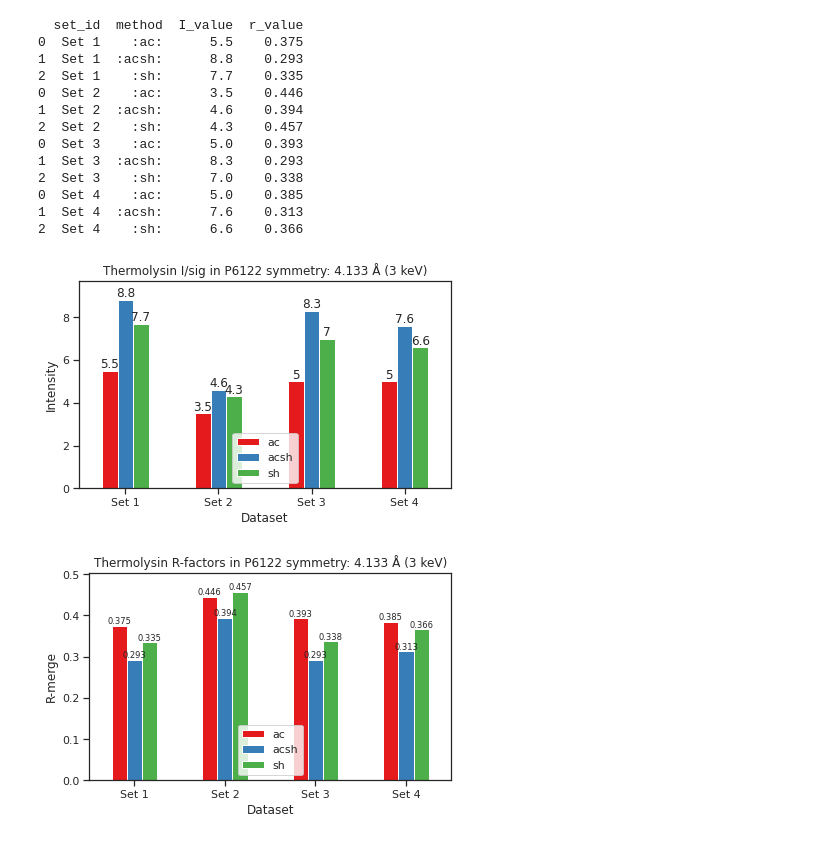
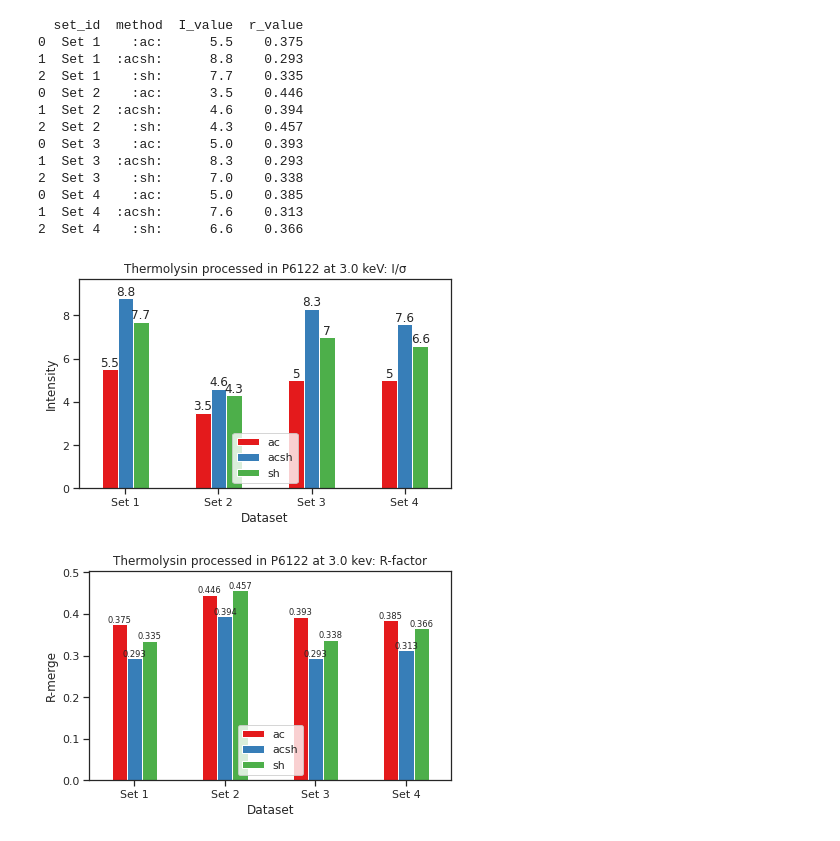
Before and after one commit to TihiMihi/DLS_Tihana_scripts, a Jupyter notebook: Thesis python scripts/tlys_9.ipynb, the cells around one changed output. Cells and saved outputs as stored; diff of their text form; code cells hidden in the pictures.

```diff
--- a/Thesis python scripts/tlys_9.ipynb
+++ b/Thesis python scripts/tlys_9.ipynb
@@ -35,7 +35,7 @@ sns.set_style("darkgrid")
 sns.set(palette='Set1', style='ticks')
 ax = pd.DataFrame({'ac':list(ac['I_value']), 'acsh':list(acsh['I_value']), 'sh':list(sh['I_value'])}, index=list(ac['set_id']))
 ax = ax.plot(kind='bar', legend=True, figsize=(6,4))
-plt.title(f'Thermolysin I/sig in P6122 symmetry: 4.133 Å (3 keV)')
+plt.title(f'Thermolysin processed in P6122 at 3.0 keV: I/σ')#4.133 Å
 ax.legend(loc='lower center')
 plt.xlabel('Dataset')
 plt.ylabel('Intensity')
@@ -53,36 +53,36 @@ plt.show()
 sns.set_style("darkgrid")
 sns.set(palette='Set1', style='ticks')
 ax2 = pd.DataFrame({'ac':list(ac['r_value']), 'acsh':list(acsh['r_value']), 'sh':list(sh['r_value'])}, index=list(ac['set_id']))
 ax2 = ax2.plot(kind='bar', legend=True, figsize=(6,4))
-plt.title(f'Thermolysin R-factors in P6122 symmetry: 4.133 Å (3 keV)')
+plt.title(f'Thermolysin processed in P6122 at 3.0 kev: R-factor')# 4.133 Å (3 keV)')
 ax2.legend(loc='lower center')
 plt.xlabel('Dataset')
 plt.ylabel('R-merge')
 plt.xticks(rotation=0)
 for container in ax2.containers:
     ax2.bar_label(container, fontsize='x-small')
 lim = ax2.get_ylim()
 ax2.set_ylim(lim[0], lim[1]*1.05)
 plt.tight_layout()
 plt.savefig('/home/icf19162/CP5-Thesis/plots/exp1/tlys_9_P6122/3p0_rmerges.png', dpi=300)
 plt.savefig('/dls/i23/data/2024/cm37273-1/processing/tihana/tlys_9/P6122/plots/3p0_rmerges.png')
 plt.show()
 # %% [output]
   set_id  method  I_value  r_value
 0  Set 1    :ac:      5.5    0.375
 1  Set 1  :acsh:      8.8    0.293
 2  Set 1    :sh:      7.7    0.335
 0  Set 2    :ac:      3.5    0.446
 1  Set 2  :acsh:      4.6    0.394
 2  Set 2    :sh:      4.3    0.457
 0  Set 3    :ac:      5.0    0.393
 1  Set 3  :acsh:      8.3    0.293
 2  Set 3    :sh:      7.0    0.338
 0  Set 4    :ac:      5.0    0.385
 1  Set 4  :acsh:      7.6    0.313
 2  Set 4    :sh:      6.6    0.366
-[figure, old version]
+[figure, new version]
-[figure, old version]
+[figure, new version]
 # %%
 # Put the path to your data files here
 file_paths = [
```
Also changed, not shown: parts of 3 cells of this notebook, 8 other files.
